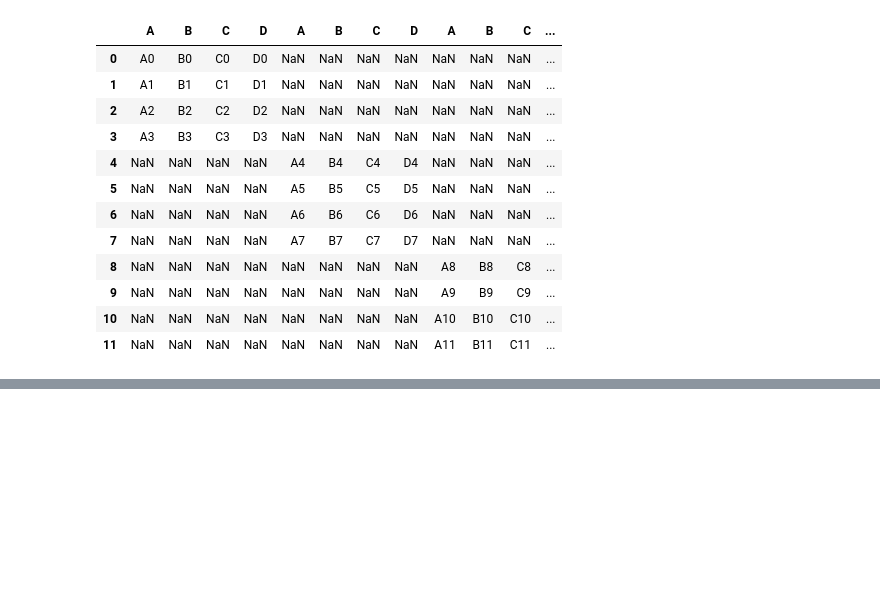
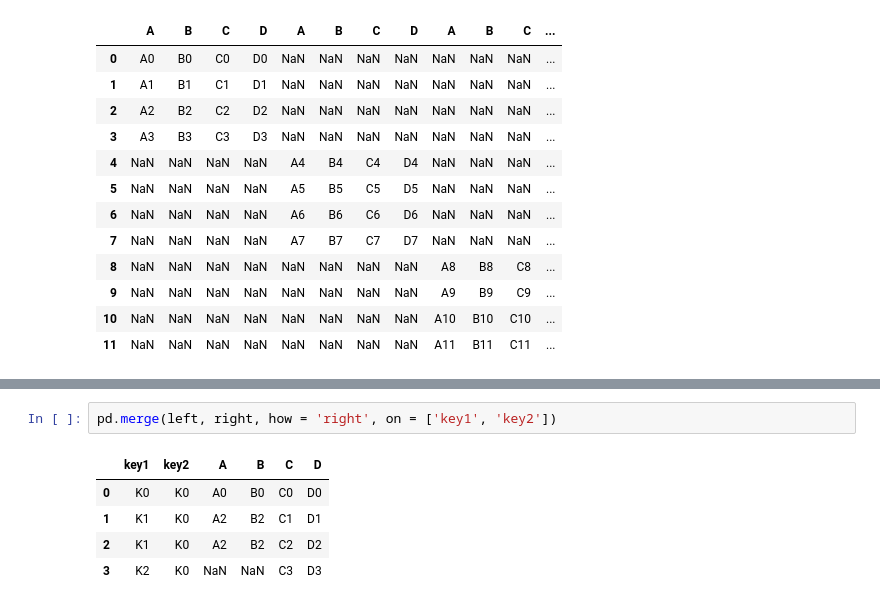
Before and after one commit to leticiafaria7/bootcampPython, a Jupyter notebook: 3_data-analysis-pandas/pandas-other-functions.ipynb, the cells around one changed output, grey strips where cells are left out. Saved outputs shown, nothing was run; the diff lists cells and outputs as text; blank space fills up the shorter version.

```diff
--- a/3_data-analysis-pandas/pandas-other-functions.ipynb
+++ b/3_data-analysis-pandas/pandas-other-functions.ipynb
@@ -207,0 +278,8 @@ NameError: name 'left' is not defined
+# %%
+pd.merge(left, right, how = 'right', on = ['key1', 'key2'])
+# %% [output]
+|  | key1 | key2 | A | B | C | D |
+| 0 | K0 | K0 | A0 | B0 | C0 | D0 |
+| 1 | K1 | K0 | A2 | B2 | C1 | D1 |
+| 2 | K1 | K0 | A2 | B2 | C2 | D2 |
+| 3 | K2 | K0 | NaN | NaN | C3 | D3 |
```
Also changed, not shown: parts of 36 cells of this notebook, 1 other file.
